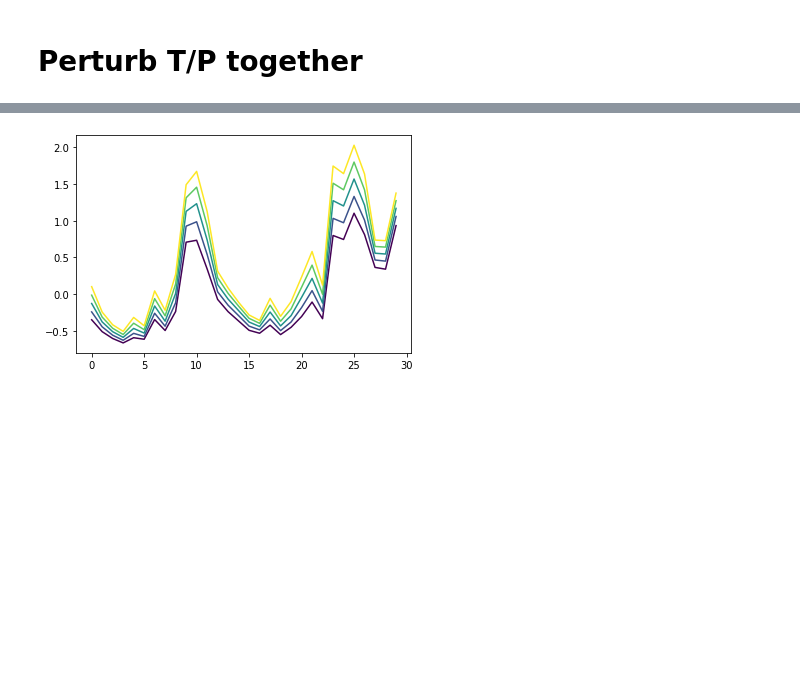
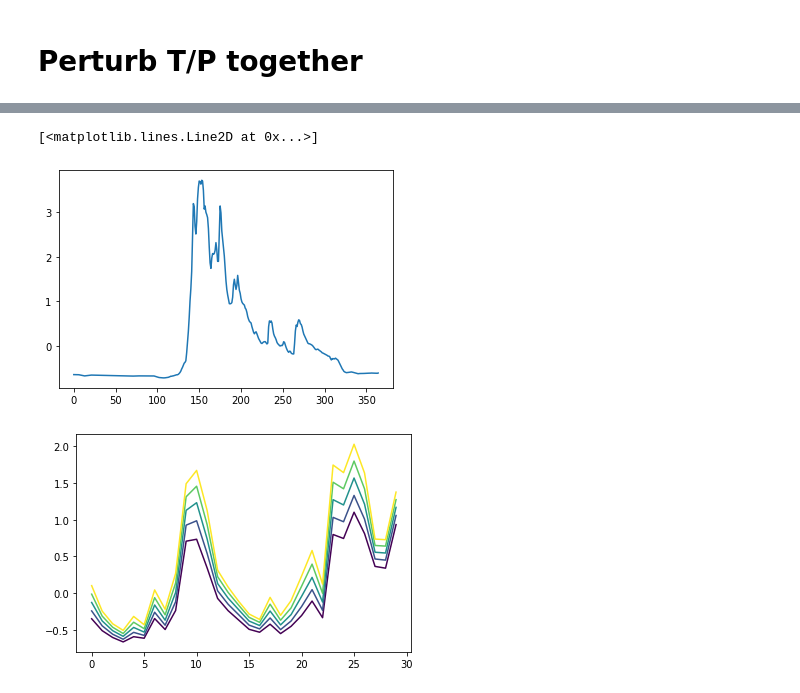
Before and after one commit to andersonsam/cnn_lstm_interpret, a Jupyter notebook: glacier_PC_space.ipynb, the cells around one changed output, grey strips where cells are left out. Drawn from its saved outputs; the diff is of its cells as text; code cells hidden in the pictures; blank space fills up the shorter version.

```diff
--- a/glacier_PC_space.ipynb
+++ b/glacier_PC_space.ipynb
@@ -1895,3 +1930,8 @@ plt.colorbar(im, ax = ax)
+# %%
+plt.plot(y_test[:365,3])
+# %% [output]
+[<matplotlib.lines.Line2D at 0x...>]
+[figure, added]
 # %%
 cmap = cm.get_cmap('viridis')
 norm = matplotlib.colors.Normalize(vmin = 0, vmax = 4)
```
Also changed, not shown: parts of 11 cells of this notebook.
